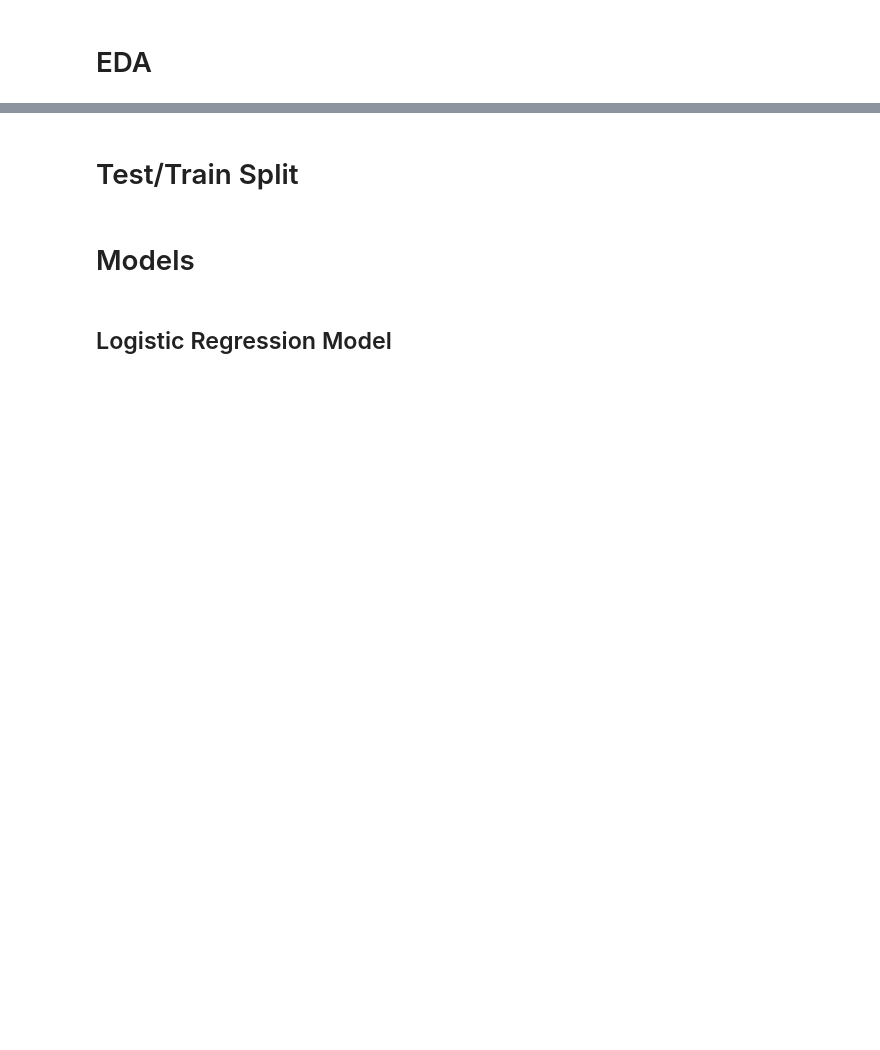
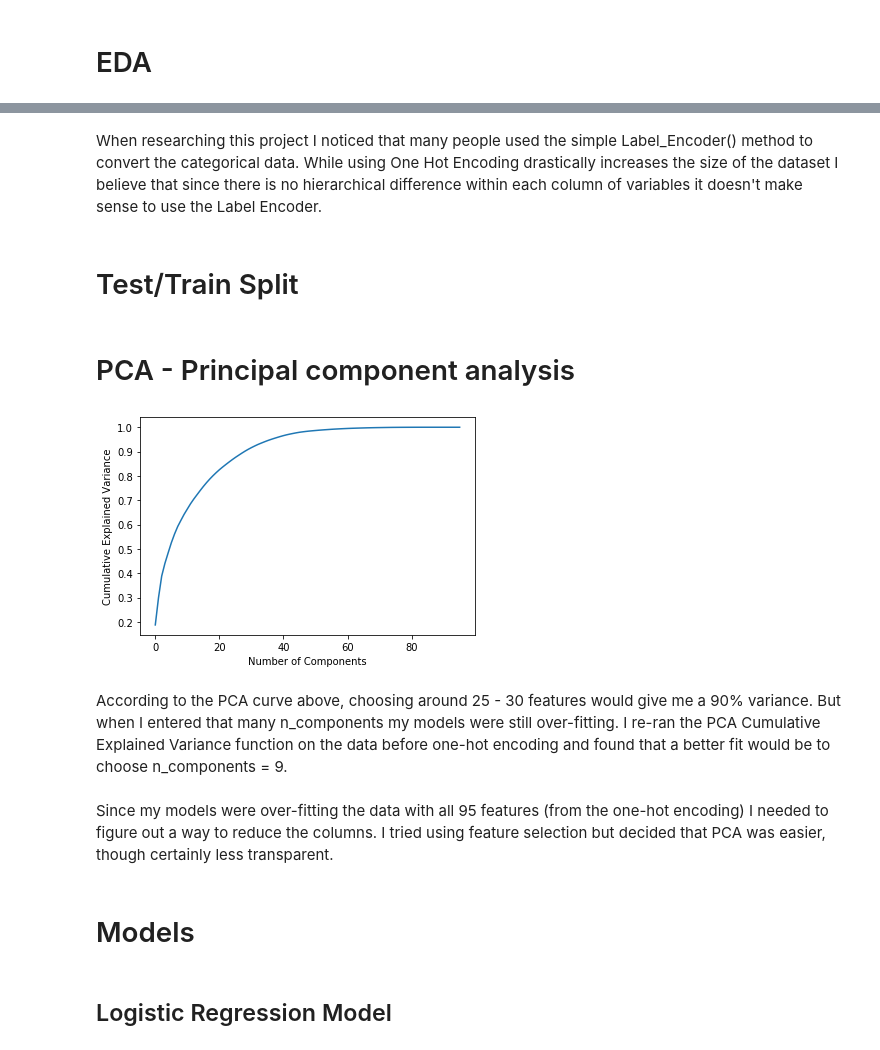
Before and after one commit to twhipple/Mushroom_Classifier_Model, a Jupyter notebook: Jupyter_Notebook.ipynb, the cells around one changed output, grey strips where cells are left out. Saved outputs shown, nothing was run; the diff lists cells and outputs as text; code cells hidden in the pictures; blank space fills up the shorter version.

Commit message:
Model adjustments

```diff
--- a/Jupyter_Notebook.ipynb
+++ b/Jupyter_Notebook.ipynb
@@ -179,5 +350,19 @@ X.head()
+# %% [markdown]
+When researching this project I noticed that many people used the simple Label_Encoder() method to convert the categorical data. While using One Hot Encoding drastically increases the size of the dataset I believe that since there is no hierarchical difference within each column of variables it doesn't make sense to use the Label Encoder.
 # %% [markdown]
 # Test/Train Split
 # %%
 # Split into training and test sets
 X_train, X_test, y_train, y_test = train_test_split(X, y, test_size=0.25, random_state=123)
+# %% [markdown]
+# PCA - Principal component analysis
+# %%
+# How many components?
+pca = PCA().fit(X)
+plt.plot(np.cumsum(pca.explained_variance_ratio_))
+plt.xlabel('Number of Components')
+plt.ylabel('Cumulative Explained Variance');
+# %% [output]
+[figure, added]
+# %% [markdown]
+According to the PCA curve above, choosing around 25 - 30 features would give me a 90% variance. But when I entered that many n_components my models were still over-fitting. I re-ran the PCA Cumulative Explained Variance function on the data before one-hot encoding and found that a better fit would be to choose n_components = 9.
@@ -184,2 +375,4 @@ X_train, X_test, y_train, y_test = train_test_split(X, y, test_size=0.25, random
+# %% [markdown]
+Since my models were over-fitting the data with all 95 features (from the one-hot encoding) I needed to figure out a way to reduce the columns. I tried using feature selection but decided that PCA was easier, though certainly less transparent.
 # %% [markdown]
 # Models
```
Also changed, not shown: parts of 50 cells of this notebook.
